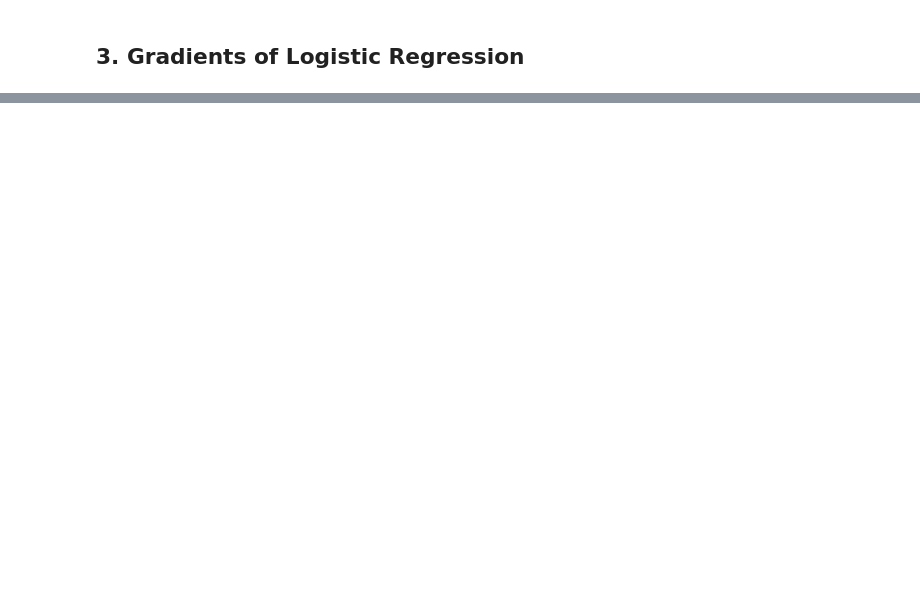
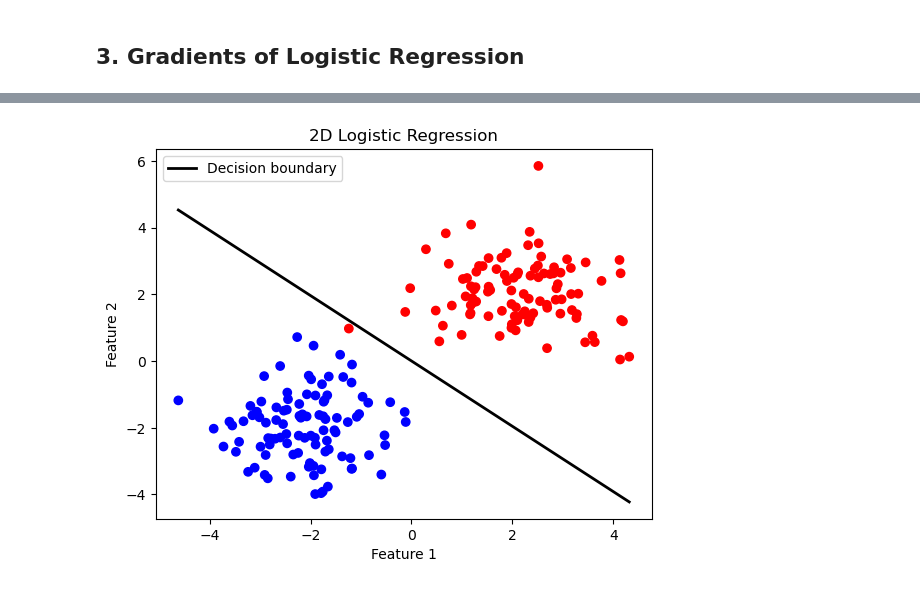
Before and after one commit to Suyog-16/ml-dl-from-scratch, a Jupyter notebook: Machine Learning Algorithms/logistic_regression.ipynb, the cells around one changed output, grey strips where cells are left out. Saved outputs shown, nothing was run; the diff lists cells and outputs as text; code cells hidden in the pictures; blank space fills up the shorter version.

```diff
--- a/Machine Learning Algorithms/logistic_regression.ipynb
+++ b/Machine Learning Algorithms/logistic_regression.ipynb
@@ -47,0 +164,19 @@ We can see a lot of saddle points in MSE, which will cause problems in optimizat
+# %%
+def visualize():
+    plt.scatter(X[:,0], X[:,1], c=y.ravel(), cmap="bwr")
+
+    # Short decision boundary
+    x_min, x_max = X[:,0].min(), X[:,0].max()
+    x_vals = np.linspace(x_min, x_max, 50)
+    y_vals = -(w[0,0]/w[1,0])*x_vals - b/w[1,0]
+
+    plt.plot(x_vals, y_vals, color='black', linewidth=2, label="Decision boundary")
+    plt.xlabel("Feature 1")
+    plt.ylabel("Feature 2")
+    plt.title("2D Logistic Regression")
+    plt.legend()
+    plt.show()
+# %%
+visualize()
+# %% [output]
+[figure, added]
```
Also changed, not shown: parts of 30 cells of this notebook.
